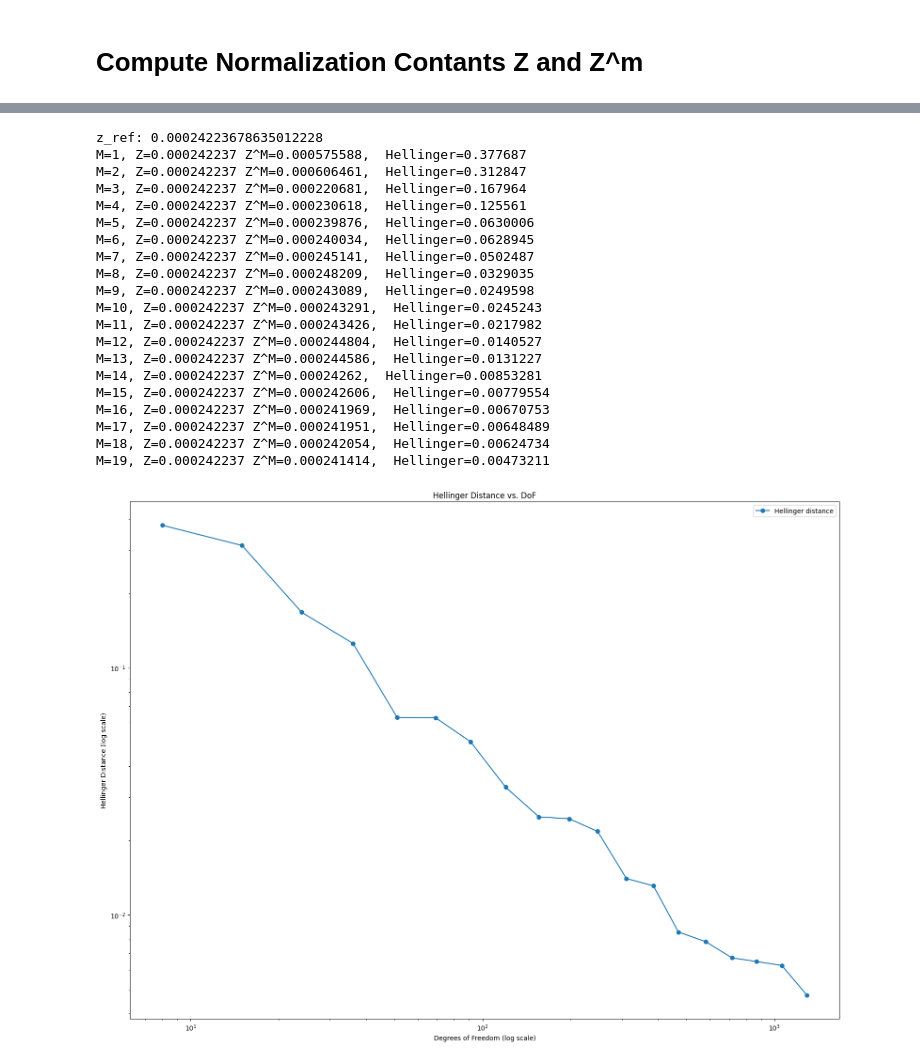
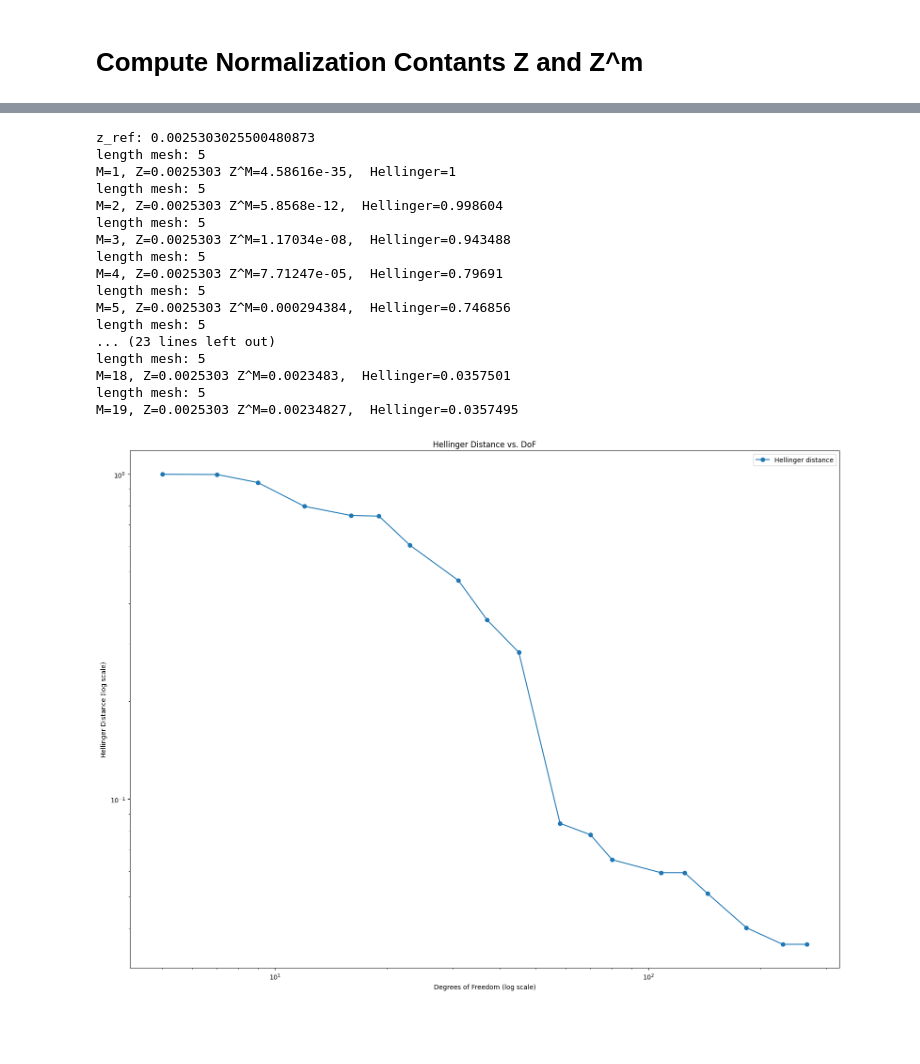
Before and after one commit to weiyuanoh/FYP, a Jupyter notebook: Hellinger Distance.ipynb, the cells around one changed output, grey strips where cells are left out. Drawn from its saved outputs; the diff is of its cells as text; code cells hidden in the pictures; blank space fills up the shorter version.

```diff
--- a/Hellinger Distance.ipynb
+++ b/Hellinger Distance.ipynb
@@ -560,8 +560,9 @@ def add_noise(observations_at_xi, num_points, sigma):
     Delta : Array of Noisy observations.
 
     """
+    np.random.seed(12345)
     sigma = cov_matrix(sigma, num_points)
-    noise = np.random.multivariate_normal(np.zeros(num_points), sigma)
+    noise = np.random.multivariate_normal(np.zeros(20), sigma)
     delta = observations_at_xi + noise
     return delta
 
@@ -598,10 +599,13 @@ def refinement_loop2(beta, num_dorfler):
 
     # Initial mesh
     mesh = np.linspace(0.0, 1.0, 5).tolist()
+    print('length mesh:', len(mesh))
     ddof = len(mesh) - 2
 
     # We'll collect solution values at these observation points every iteration
-    obv_points = np.linspace(0.0, 1.0, 9)
+    xi, w = np.polynomial.legendre.leggauss(20)
+    xs = 0.5 * ( (1- 0)*xi + (1 + 0) )
+    obv_points = xs
     obs_values_list = []  # will store arrays of length 9 (solution at each obs point)
 
     iteration_index = 0
@@ -610,8 +614,11 @@ def refinement_loop2(beta, num_dorfler):
         # 1) Solve for c_sol on the current mesh
         c_sol, f_sol = solve_scF_once(mesh=mesh, beta=beta)
 
+
+
         # 3) For your "global" approximation (e.g., a scalar measure)
         nodal = assemble_nodal_values(c_sol)
+
         approximation = nodal.T @ f_sol
         approximation_list.append(approximation)
 
@@ -625,20 +632,23 @@ def refinement_loop2(beta, num_dorfler):
             # no elements to refine => done
             break
 
+        obvs_at_obv_nodes = fe_solution_at_obs(c_sol, mesh, obv_points)
+        obs_values_list.append(obvs_at_obv_nodes)
         # Refine the mesh
         new_mesh = element_refinement(mesh, elements_to_refine)
+
+
         if new_mesh == mesh:
             print("Mesh did not change upon refinement. Terminating.")
             break
-        obvs_at_obv_nodes = fe_solution_at_obs(c_sol, mesh, obv_points)
-        obs_values_list.append(obvs_at_obv_nodes)
+
         mesh = new_mesh
         iteration_index += 1
 
         # Update degrees of freedom (assuming 1D interior points only)
         ddof += len(new_mesh) - 2
         ddof_list.append(ddof)
-
+    c_sol, f_sol = solve_scF_once(mesh=mesh, beta=beta)
     true_obs_values = obs_values_list[-1]  # array of length 9
 
     # Return what you need
@@ -650,7 +660,7 @@ def refinement_loop2(beta, num_dorfler):
 def compute_delta(num_dorfler, sigma, beta_ref, num_points):
     delta_mesh, delta_c_sol, delta_ddof_list, delta_obs, obs_values_list_at_m = refinement_loop2(beta_ref, num_dorfler)
     delta = add_noise(delta_obs, num_points, sigma)
-    return delta, obs_values_list_at_m
+    return delta, obs_values_list_at_m, delta_mesh, delta_ddof_list, delta_obs
 # %% [markdown]
 # Compute Normalization Contants Z and Z^m
 # %%
@@ -734,11 +744,11 @@ def compute_hellinger_distance(phi_ref, Z_ref, phi_M, Z_M, I, num_quad_points):
     H = np.sqrt(H2)
     return H
 # %%
-beta_ref = np.array([0.5, 0.3])
+beta_ref = np.array([0.5, 0.2])
 I = (0.1, 0.4)  # prior domain
-sigma = 0.01
+sigma = 0.001
 num_dorfler = 30
 num_quad_points = 20
-num_points = 9
+num_points = 11
 M_list = list(range(1,20))  # refinement levels we want
-observations, observations_value_list_at_m = compute_delta(num_dorfler, sigma, beta_ref, num_points)
+observations, observations_value_list_at_m, delta_mesh, delta_ddof_list, delta_obs = compute_delta(num_dorfler, sigma, beta_ref, num_points)
@@ -745,55 +758,47 @@ observations, observations_value_list_at_m = compute_delta(num_dorfler, sigma, b
 # %%
-final_mesh_ref, _, _, _, _ = refinement_loop2(beta_ref, num_dorfler)
-phi_ref = phi_parametric2(final_mesh_ref, observations, sigma, num_points)
+phi_ref = phi_parametric2(delta_mesh, observations, sigma, num_points)
 z_ref = compute_normalising_constant(I, phi_ref, 20)
 print("z_ref:", z_ref)
 M_vals = []
 H_vals = []
 dof_vals = []
 for M in M_list:
-        final_mesh_m, _, ddof_list_M, _, _ = refinement_loop2(beta_ref, M)
+        final_mesh_m, c_sol_r, ddof_list_M, _, _ = refinement_loop2(beta_ref, M)
         phi_M = phi_parametric2(final_mesh_m, observations, sigma, num_points)
         Z_M   = compute_normalising_constant(I, phi_M, num_quad_points)
         H = compute_hellinger_distance(phi_ref, z_ref, phi_M, Z_M, I, num_quad_points)
-        if ddof_list_M:
-                dof_M = ddof_list_M[-1]
-        else:
-        # fallback: initial mesh had (len(mesh) - 2) interior points
-                dof_M = len(final_mesh_m) - 2
+        dof_M = len(final_mesh_m) - 2
         M_vals.append(M)
         H_vals.append(H)
         dof_vals.append(dof_M)
 
         print(f"M={M}, Z={z_ref:.6g} Z^M={Z_M:.6g},  Hellinger={H:.6g}")
 
 plt.figure(figsize=(16,12))
 plt.loglog(dof_vals, H_vals, 'o-', label='Hellinger distance')
 plt.xlabel('Degrees of Freedom (log scale)')
 plt.ylabel('Hellinger Distance (log scale)')
 plt.title('Hellinger Distance vs. DoF')
 plt.legend()
 plt.tight_layout()
 plt.show()
 # %% [output]
-z_ref: 0.00024223678635012228
-M=1, Z=0.000242237 Z^M=0.000575588,  Hellinger=0.377687
-M=2, Z=0.000242237 Z^M=0.000606461,  Hellinger=0.312847
-M=3, Z=0.000242237 Z^M=0.000220681,  Hellinger=0.167964
-M=4, Z=0.000242237 Z^M=0.000230618,  Hellinger=0.125561
-M=5, Z=0.000242237 Z^M=0.000239876,  Hellinger=0.0630006
-M=6, Z=0.000242237 Z^M=0.000240034,  Hellinger=0.0628945
-M=7, Z=0.000242237 Z^M=0.000245141,  Hellinger=0.0502487
-M=8, Z=0.000242237 Z^M=0.000248209,  Hellinger=0.0329035
-M=9, Z=0.000242237 Z^M=0.000243089,  Hellinger=0.0249598
-M=10, Z=0.000242237 Z^M=0.000243291,  Hellinger=0.0245243
-M=11, Z=0.000242237 Z^M=0.000243426,  Hellinger=0.0217982
-M=12, Z=0.000242237 Z^M=0.000244804,  Hellinger=0.0140527
-M=13, Z=0.000242237 Z^M=0.000244586,  Hellinger=0.0131227
-M=14, Z=0.000242237 Z^M=0.00024262,  Hellinger=0.00853281
-M=15, Z=0.000242237 Z^M=0.000242606,  Hellinger=0.00779554
-M=16, Z=0.000242237 Z^M=0.000241969,  Hellinger=0.00670753
-M=17, Z=0.000242237 Z^M=0.000241951,  Hellinger=0.00648489
-M=18, Z=0.000242237 Z^M=0.000242054,  Hellinger=0.00624734
-M=19, Z=0.000242237 Z^M=0.000241414,  Hellinger=0.00473211
+z_ref: 0.0025303025500480873
+length mesh: 5
+M=1, Z=0.0025303 Z^M=4.58616e-35,  Hellinger=1
+length mesh: 5
+M=2, Z=0.0025303 Z^M=5.8568e-12,  Hellinger=0.998604
+length mesh: 5
+M=3, Z=0.0025303 Z^M=1.17034e-08,  Hellinger=0.943488
+length mesh: 5
+M=4, Z=0.0025303 Z^M=7.71247e-05,  Hellinger=0.79691
+length mesh: 5
+M=5, Z=0.0025303 Z^M=0.000294384,  Hellinger=0.746856
+length mesh: 5
+... (23 lines left out)
+length mesh: 5
+M=18, Z=0.0025303 Z^M=0.0023483,  Hellinger=0.0357501
+length mesh: 5
+M=19, Z=0.0025303 Z^M=0.00234827,  Hellinger=0.0357495
-[figure, old version]
+[figure, new version]
 # %%
```
Also changed, not shown: parts of 8 cells of this notebook, 3 other files.
